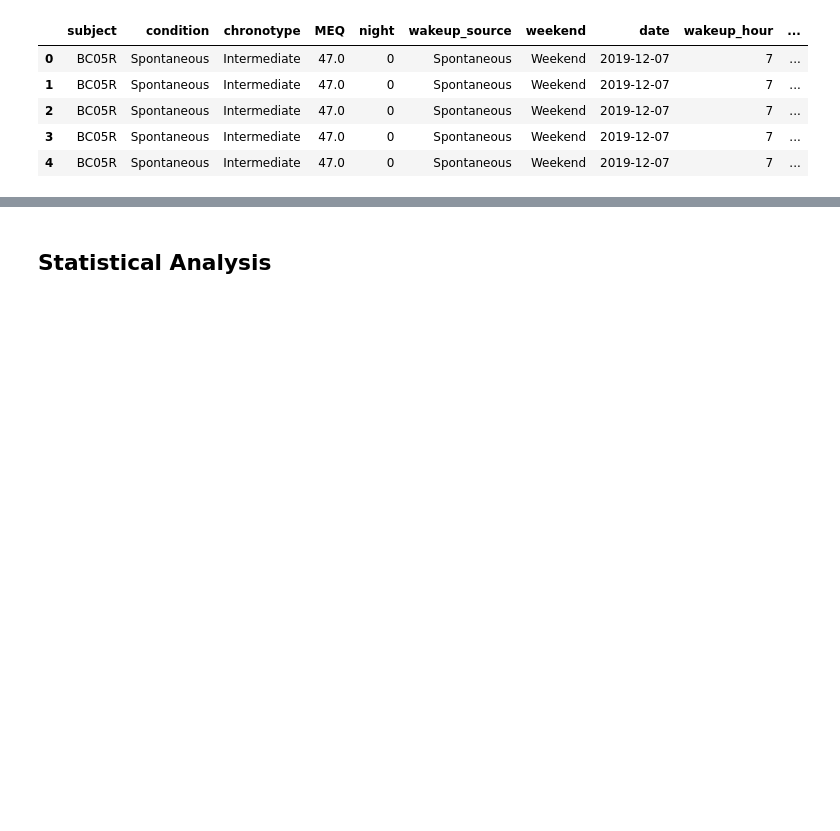
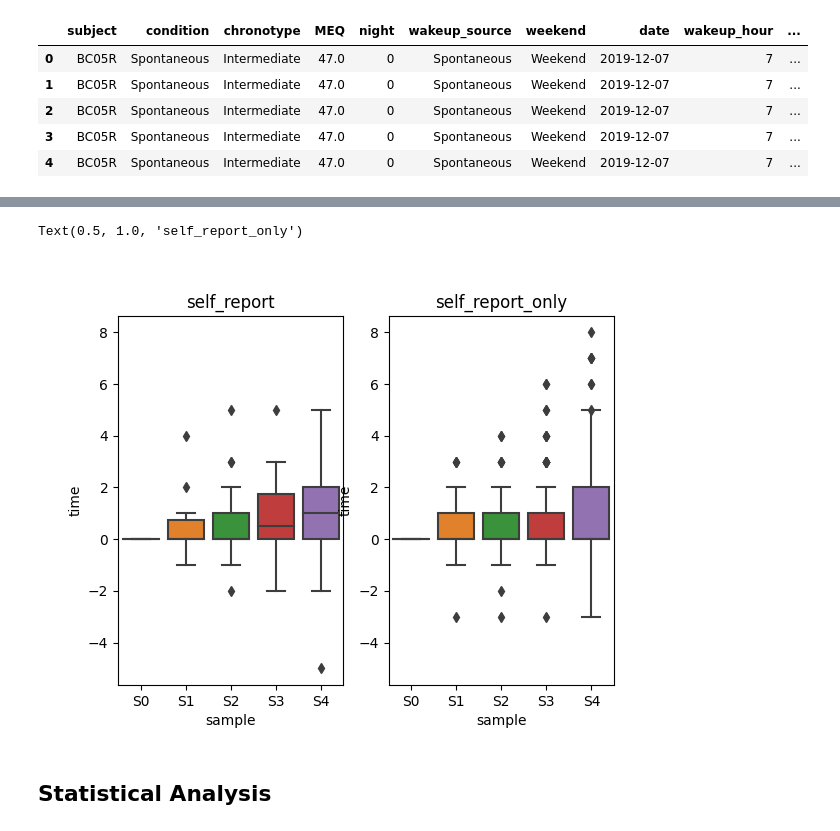
Before and after one commit to mad-lab-fau/carwatch-analysis, a Jupyter notebook: notebooks/analysis/App_Analysis.ipynb, the cells around one changed output, grey strips where cells are left out. Drawn from its saved outputs; the diff is of its cells as text; code cells hidden in the pictures; blank space fills up the shorter version.

Commit message:
Added new box plots

```diff
--- a/notebooks/analysis/App_Analysis.ipynb
+++ b/notebooks/analysis/App_Analysis.ipynb
@@ -45,3 +48,8 @@ cort_samples.head()
 | 2 | BC05R | Spontaneous | Intermediate | 47.0 | 0 | Spontaneous | Weekend | 2019-12-07 | 7 | ... |
 | 3 | BC05R | Spontaneous | Intermediate | 47.0 | 0 | Spontaneous | Weekend | 2019-12-07 | 7 | ... |
 | 4 | BC05R | Spontaneous | Intermediate | 47.0 | 0 | Spontaneous | Weekend | 2019-12-07 | 7 | ... |
+# %%
+# self report only
+
+cort_samples_self_report_only = pd.read_csv(export_path.joinpath('cortisol_samples_self_report_only.csv'))
+cort_samples_self_report_only.head()
@@ -64,6 +79,11 @@ cort_samples["time"].loc[cort_samples["sample"]=="S1"]=cort_samples.loc[cort_sam
 cort_samples["time"].loc[cort_samples["sample"]=="S2"]=cort_samples.loc[cort_samples["sample"]=="S2"].apply(lambda row: row["time"]-30, axis=1)
 cort_samples["time"].loc[cort_samples["sample"]=="S3"]=cort_samples.loc[cort_samples["sample"]=="S3"].apply(lambda row: row["time"]-45, axis=1)
 cort_samples["time"].loc[cort_samples["sample"]=="S4"]=cort_samples.loc[cort_samples["sample"]=="S4"].apply(lambda row: row["time"]-60, axis=1)
+# %%
+cort_samples_self_report_only["time"].loc[cort_samples_self_report_only["sample"]=="S1"]=cort_samples_self_report_only.loc[cort_samples_self_report_only["sample"]=="S1"].apply(lambda row: row["time"]-15, axis=1)
+cort_samples_self_report_only["time"].loc[cort_samples_self_report_only["sample"]=="S2"]=cort_samples_self_report_only.loc[cort_samples_self_report_only["sample"]=="S2"].apply(lambda row: row["time"]-30, axis=1)
+cort_samples_self_report_only["time"].loc[cort_samples_self_report_only["sample"]=="S3"]=cort_samples_self_report_only.loc[cort_samples_self_report_only["sample"]=="S3"].apply(lambda row: row["time"]-45, axis=1)
+cort_samples_self_report_only["time"].loc[cort_samples_self_report_only["sample"]=="S4"]=cort_samples_self_report_only.loc[cort_samples_self_report_only["sample"]=="S4"].apply(lambda row: row["time"]-60, axis=1)
 # %%
 cort_samples.head()
 # %% [output]
@@ -87,3 +109,16 @@ Text(0.5, 1.0, 'app')
+# %%
+# self_report and self_report_only
+
+fig, (ax1, ax2) = plt.subplots(1, 2)
+ax1.sharey(ax2)
+
+sns.boxplot(x='sample', y='time', data=cort_samples.loc[cort_samples['log_mode']=='self_report'], ax=ax1)
+ax1.set_title('self_report')
+sns.boxplot(x='sample', y='time', data=cort_samples_self_report_only, ax= ax2)
+ax2.set_title('self_report_only')
+# %% [output]
+Text(0.5, 1.0, 'self_report_only')
+[figure, added]
 # %% [markdown]
 ## Statistical Analysis
 # %%
```
Also changed, not shown: parts of 7 cells of this notebook, 2 other files.
